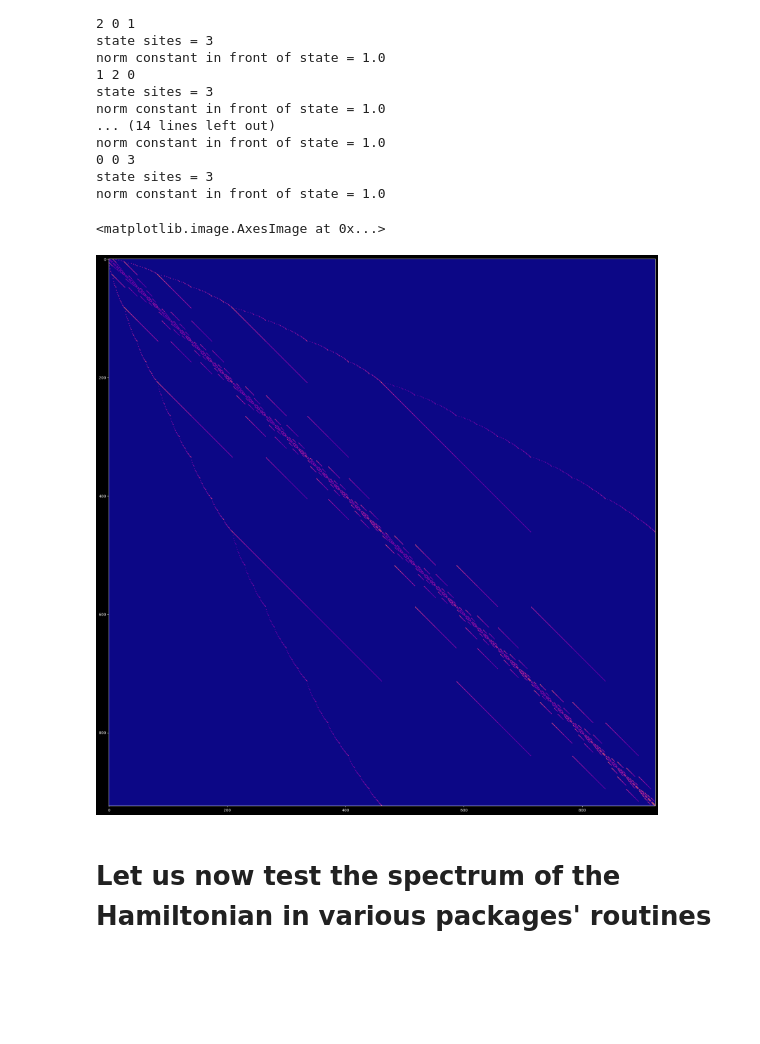
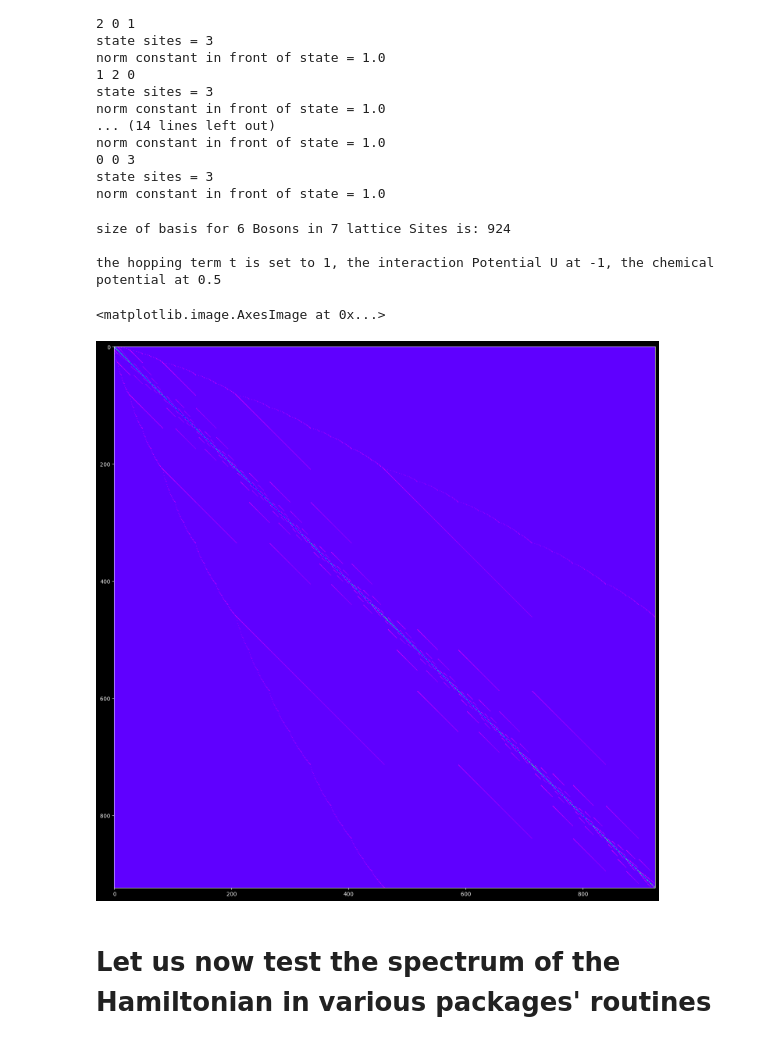
Before and after one commit to dcthecook/Many_Body_Theory, a Jupyter notebook: 2quantization.ipynb, the cells around one changed output. Saved outputs shown, nothing was run; the diff lists cells and outputs as text; code cells hidden in the pictures; blank space fills up the shorter version.

```diff
--- a/2quantization.ipynb
+++ b/2quantization.ipynb
@@ -329,13 +331,20 @@ plt.style.use('dark_background')
 #####################
 #####################
 
-ham = no_interaction_boson_gas(6, 7, 1)
+ham = interacting_boson_gas(6, 7, 1, -1, 0.5)
+space_size = basis_size_python(6,7)
+print("\nsize of basis for 6 Bosons in 7 lattice Sites is:", space_size)
+print("\nthe hopping term t is set to 1, the interaction Potential U at -1, the chemical potential at 0.5")
+# %% [output]
+size of basis for 6 Bosons in 7 lattice Sites is: 924
+
+the hopping term t is set to 1, the interaction Potential U at -1, the chemical potential at 0.5
 # %%
-plt.figure(figsize = (26, 26))
-plt.imshow(ham, cmap='plasma')
+plt.figure(figsize = (18, 18))
+plt.imshow(ham, cmap='gist_rainbow')
 # %% [output]
 <matplotlib.image.AxesImage at 0x...>
-[figure, old version]
+[figure, new version]
 # %% [markdown]
 # Let us now test the spectrum of the Hamiltonian in various packages' routines
 # %%
```
Also changed, not shown: parts of 3 cells of this notebook.
